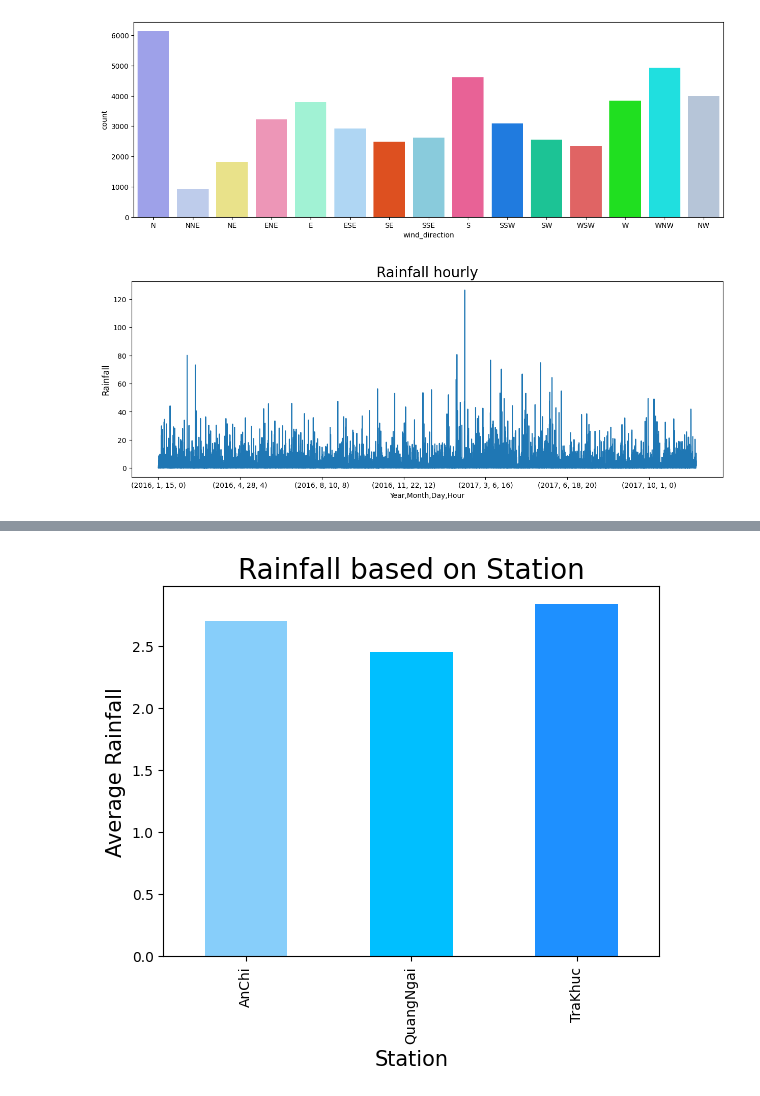
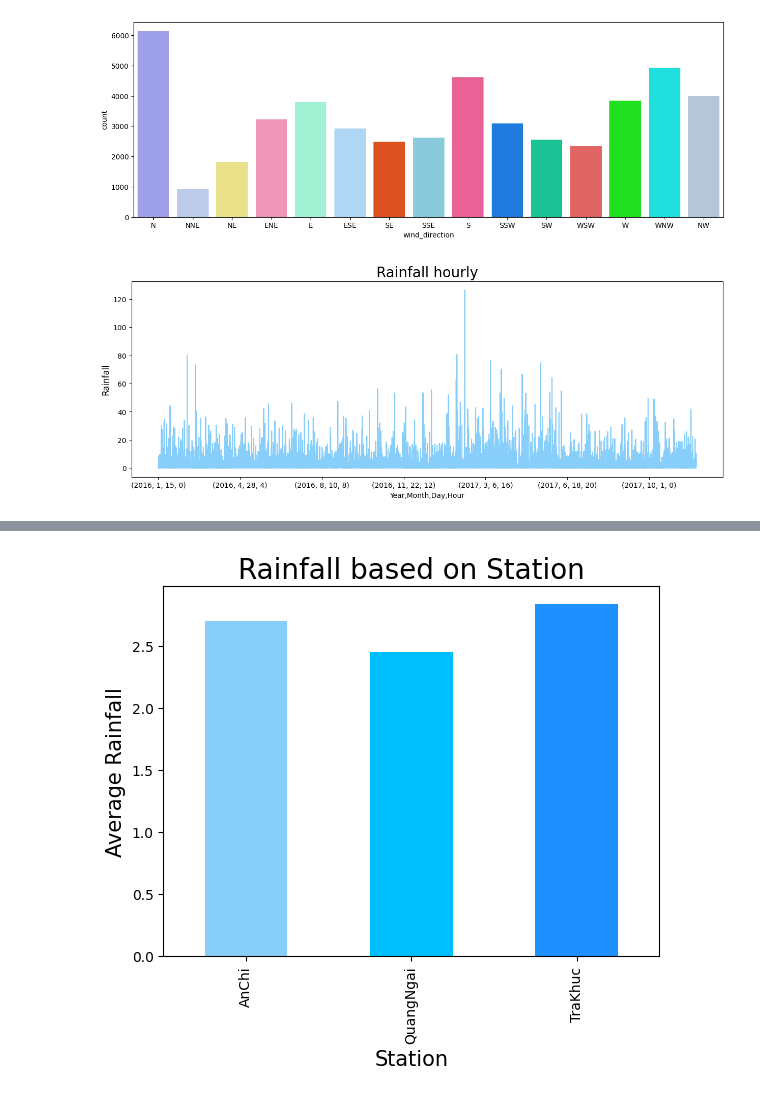
Before and after one commit to tiramiSoo/Rainfall-Prediction, a Jupyter notebook: Rain Fall Predict.ipynb, the cells around one changed output, grey strips where cells are left out. Saved outputs shown, nothing was run; the diff lists cells and outputs as text; code cells hidden in the pictures.

```diff
--- a/Rain Fall Predict.ipynb
+++ b/Rain Fall Predict.ipynb
@@ -285,9 +285,9 @@ Passing `palette` without assigning `hue` is deprecated and will be removed in v
 # %%
 # Average rainfall based on month and day
 plt.figure(figsize=(15,5))
-df.groupby(by=['Year','Month','Day','Hour'])['rain_fall'].mean().plot()
+df.groupby(by=['Year','Month','Day','Hour'])['rain_fall'].mean().plot(color = "#87CEFA")
 plt.title('Rainfall hourly', fontsize=20)
 plt.ylabel('Rainfall', fontsize=12)
 plt.show()
 # %% [output]
-[figure, old version]
+[figure, new version]
```
Also changed, not shown: parts of 7 cells of this notebook.
